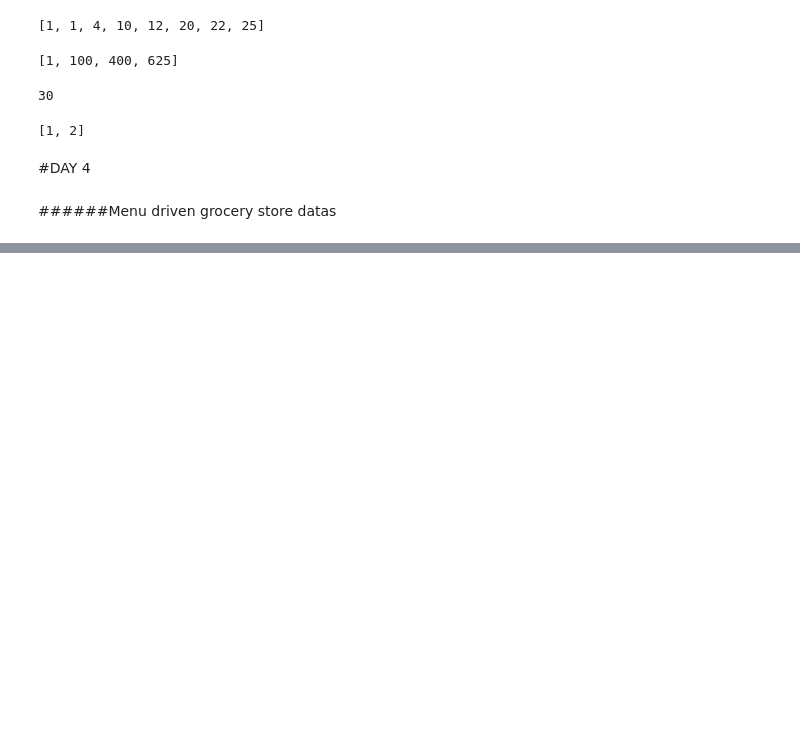
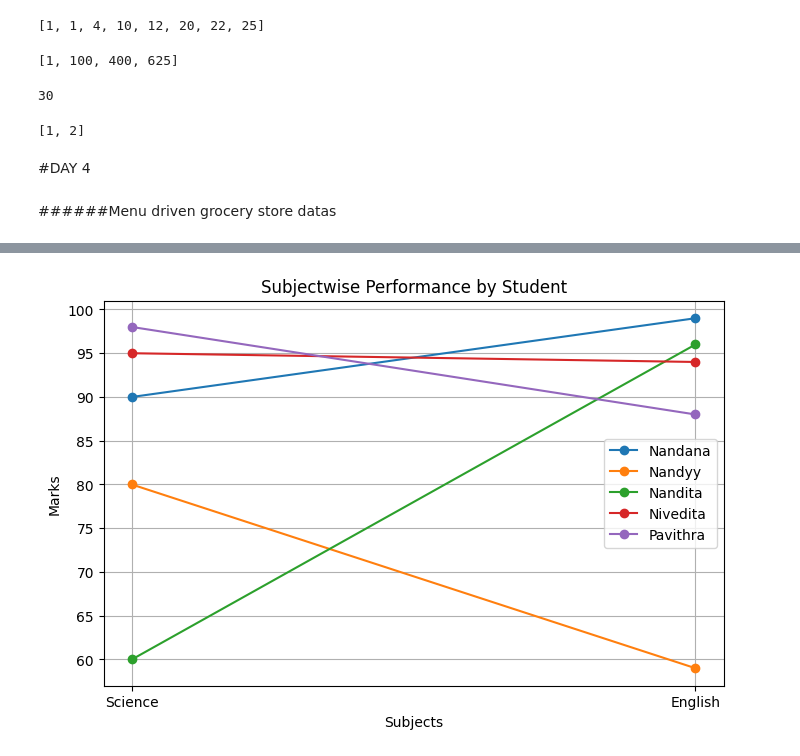
Before and after one commit to NandanaNair05/python-codes, a Jupyter notebook: python_codes.ipynb, the cells around one changed output, grey strips where cells are left out. Drawn from its saved outputs; the diff is of its cells as text; code cells hidden in the pictures; blank space fills up the shorter version.

```diff
--- a/python_codes.ipynb
+++ b/python_codes.ipynb
@@ -309,0 +492,12 @@ print(twosums([24,11,15], 26))
+# %%
+plt.figure(figsize=(8,5))
+for student_name in data.index:  # Iterate through student names (index)
+   plt.plot(data.columns[:-1], data.loc[student_name, data.columns[:-1]], marker="o", label=student_name) # Plot subject scores for each student, excluding the 'Average' column
+plt.title("Subjectwise Performance by Student")
+plt.xlabel("Subjects")
+plt.ylabel("Marks")
+plt.legend() # Add a legend to identify each student's line
+plt.grid(True) # Add a grid for better readability
+plt.show()
+# %% [output]
+[figure, added]
```
Also changed, not shown: parts of 25 cells of this notebook.
